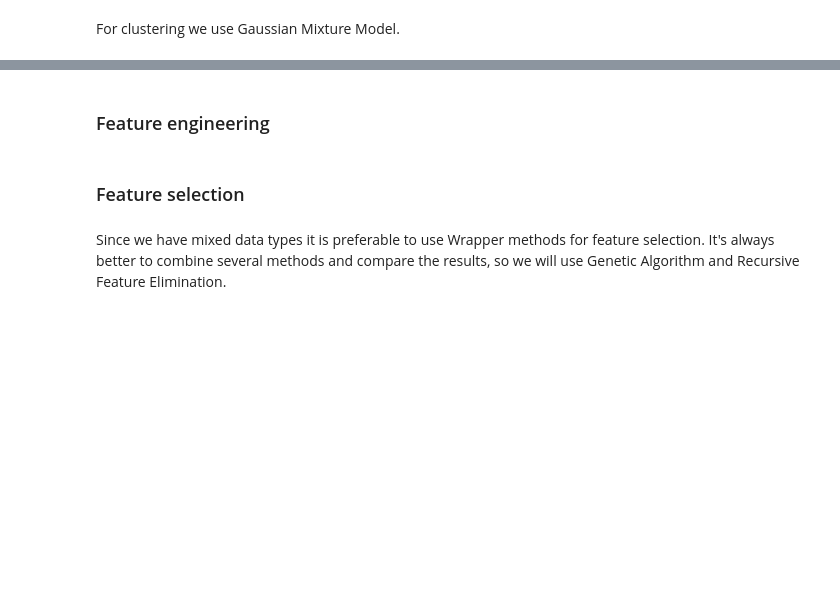
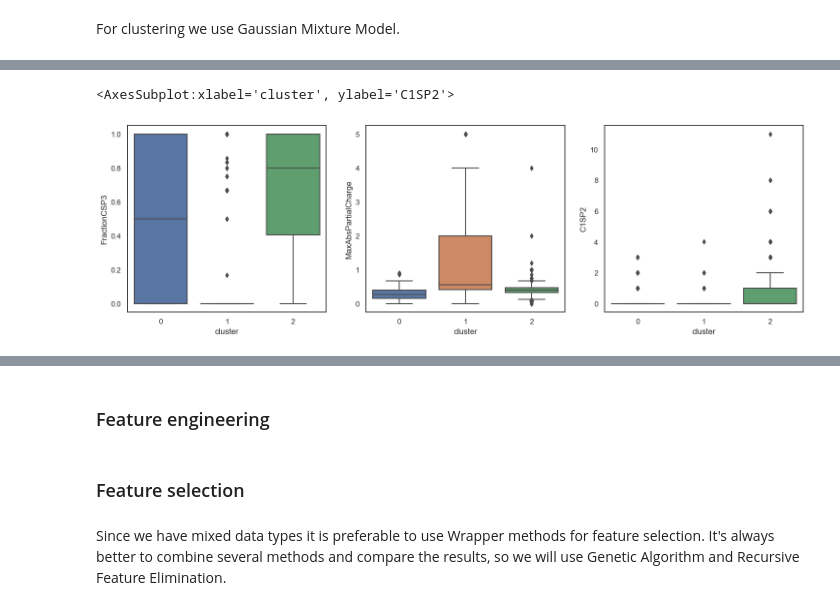
Before and after one commit to AsyaOrlova/ChemAlgorithmsCourse, a Jupyter notebook: hw_1.ipynb, the cells around one changed output, grey strips where cells are left out. Cells and saved outputs as stored; diff of their text form; code cells hidden in the pictures; blank space fills up the shorter version.

Commit message:
interpretation of clusters

```diff
--- a/hw_1.ipynb
+++ b/hw_1.ipynb
@@ -781,0 +802,3 @@ plot_gmm(gmm, X_tsne)
+# %%
+df['cluster']=labels
+df[df['cluster']==2]['normalised_name'].tolist()[:10]
@@ -781,0 +842,8 @@ plot_gmm(gmm, X_tsne)
+# %%
+fig, axes = plt.subplots(1, 3, figsize=(18, 5))
+sns.boxplot(ax=axes[0], data=df, x='cluster', y='FractionCSP3')
+sns.boxplot(ax=axes[1], data=df, x='cluster', y='MaxAbsPartialCharge')
+sns.boxplot(ax=axes[2], data=df, x='cluster', y='C1SP2')
+# %% [output]
+<AxesSubplot:xlabel='cluster', ylabel='C1SP2'>
+[figure, added]
```
Also changed, not shown: parts of 10 cells of this notebook.
